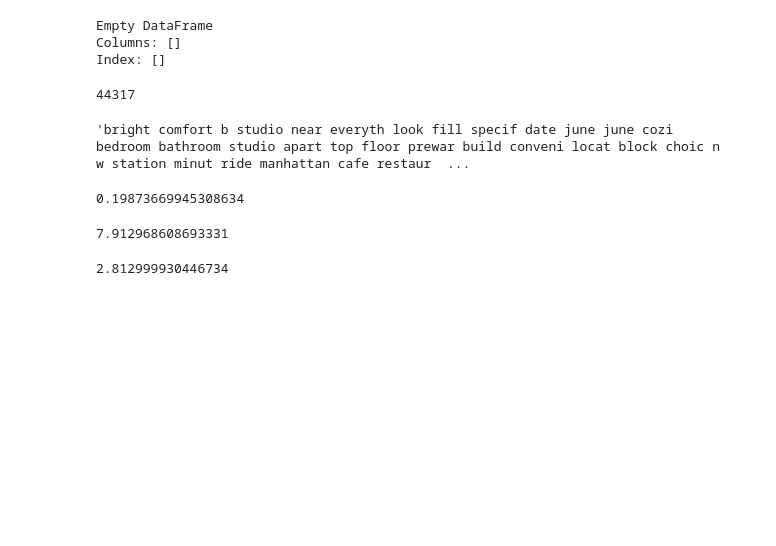
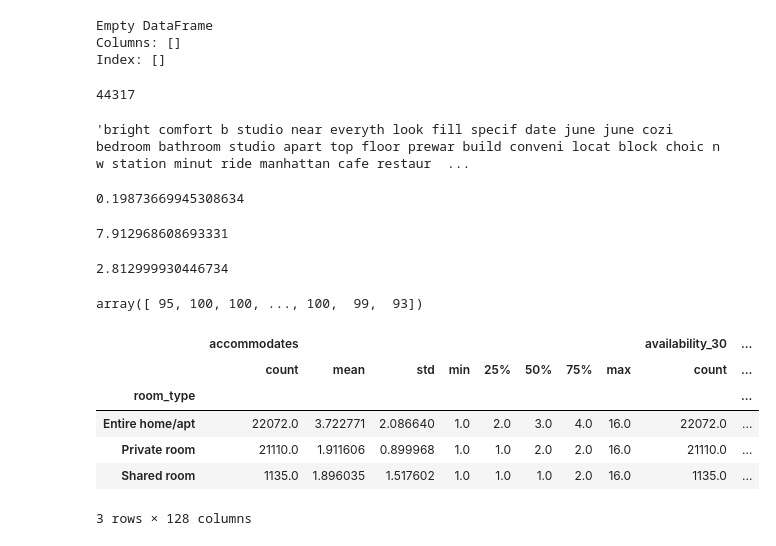
Before and after one commit to ManvithaC/AirBnB-listing-Recommender, a Jupyter notebook: project.ipynb, the cells around one changed output. Saved outputs shown, nothing was run; the diff lists cells and outputs as text; code cells hidden in the pictures; blank space fills up the shorter version.

```diff
--- a/project.ipynb
+++ b/project.ipynb
@@ -144,3 +144,7 @@ print(rms)
 print(rms ** (1/ 2.0))
 # %% [output]
 2.812999930446734
+# %%
+y_pred
+# %% [output]
+array([ 95, 100, 100, ..., 100,  99,  93])
@@ -146,0 +153,11 @@ print(rms ** (1/ 2.0))
+# %%
+room_type = df_listing_detail.groupby("room_type")
+room_type.describe().head(10)
+# %% [output]
+|  | accommodates |  |  |  |  |  |  |  | availability_30 | ... |
+|  | count | mean | std | min | 25% | 50% | 75% | max | count | ... |
+| room_type |  |  |  |  |  |  |  |  |  | ... |
+| Entire home/apt | 22072.0 | 3.722771 | 2.086640 | 1.0 | 2.0 | 3.0 | 4.0 | 16.0 | 22072.0 | ... |
+| Private room | 21110.0 | 1.911606 | 0.899968 | 1.0 | 1.0 | 2.0 | 2.0 | 16.0 | 21110.0 | ... |
+| Shared room | 1135.0 | 1.896035 | 1.517602 | 1.0 | 1.0 | 1.0 | 2.0 | 16.0 | 1135.0 | ... |
+3 rows × 128 columns
```
Also changed, not shown: parts of 4 cells of this notebook.
